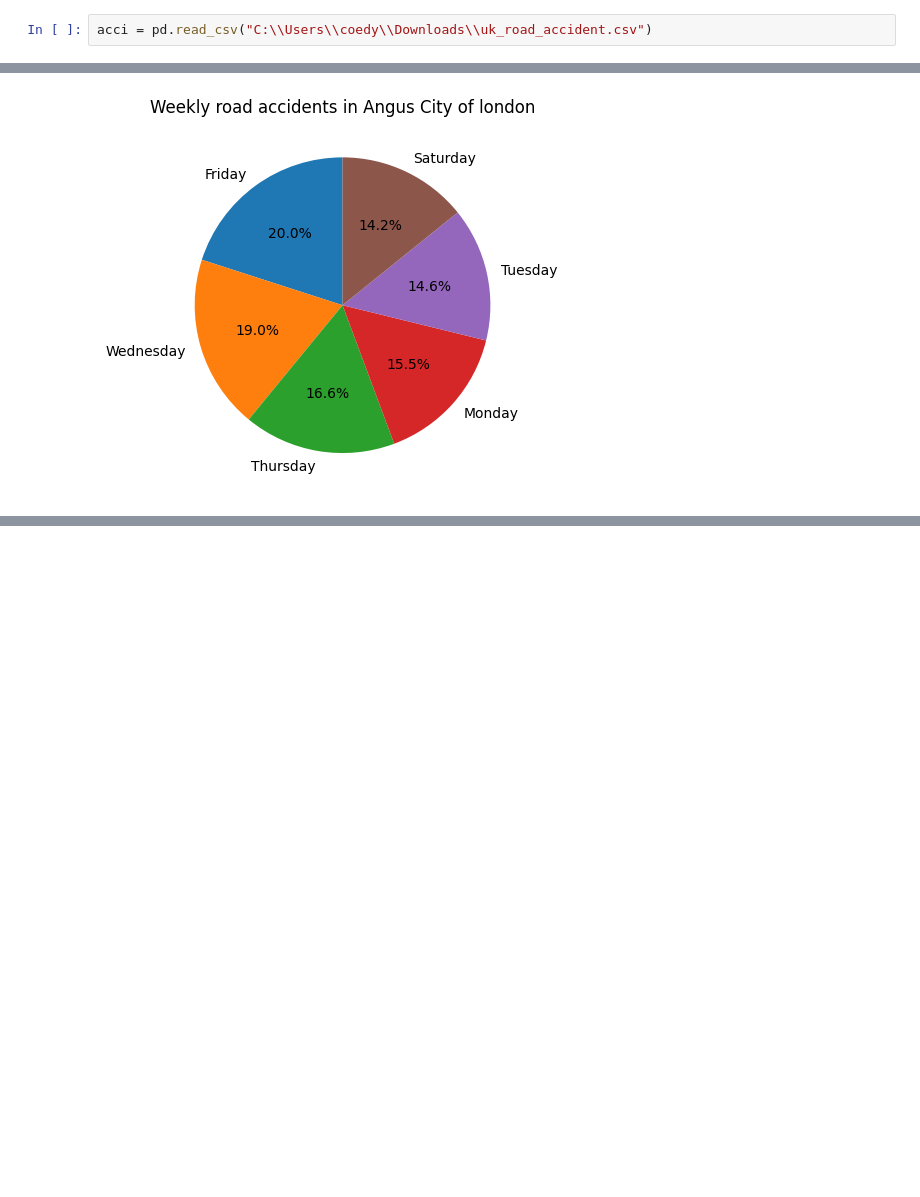
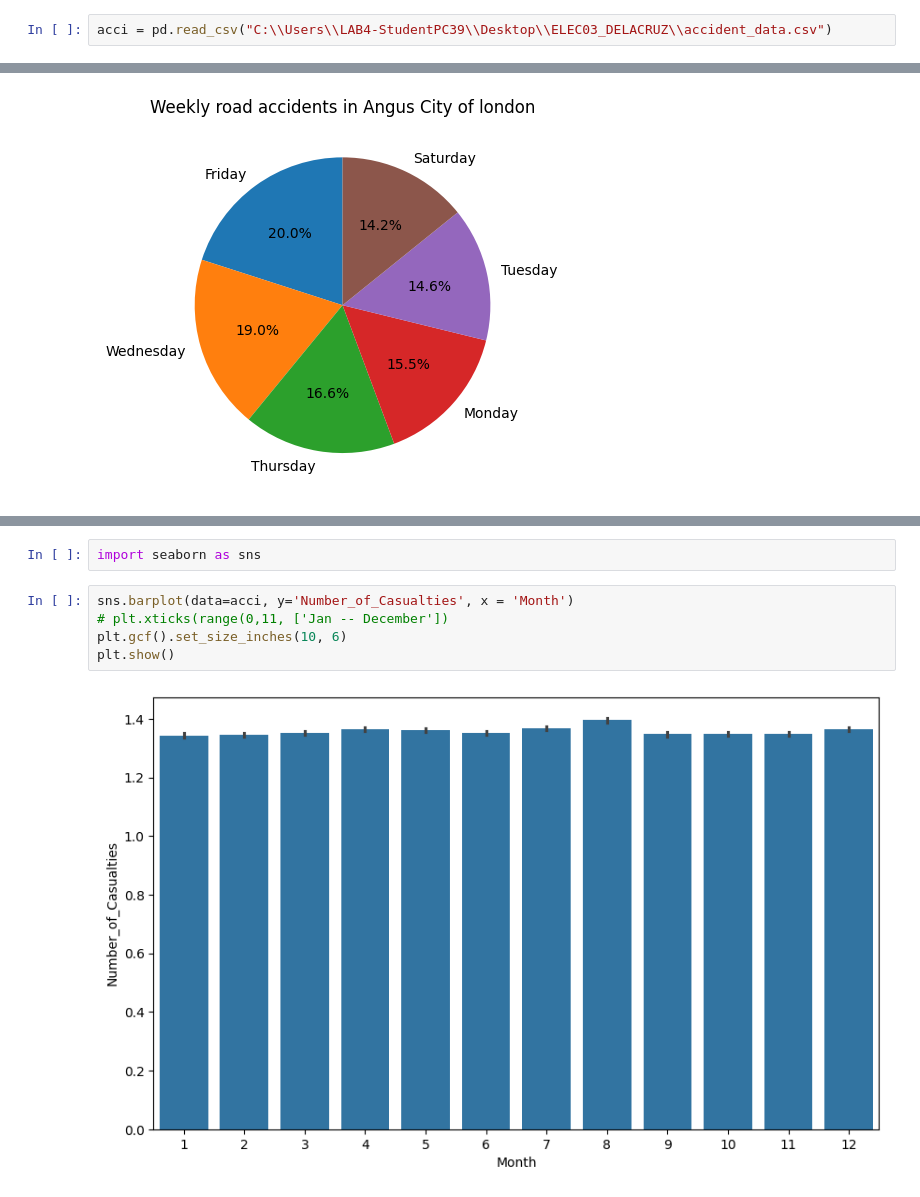
Before and after one commit to Johnjsp/act2_20insights, a Jupyter notebook: Project3_uk_acci.ipynb, the cells around one changed output, grey strips where cells are left out. Drawn from its saved outputs; the diff is of its cells as text; blank space fills up the shorter version.

```diff
--- a/Project3_uk_acci.ipynb
+++ b/Project3_uk_acci.ipynb
@@ -7,7 +7,7 @@ import matplotlib.pyplot as plt
 # %% [markdown]
 <h2>Converting data set to data frame</h2>
 # %%
-acci = pd.read_csv("C:\\Users\\coedy\\Downloads\\uk_road_accident.csv")
+acci = pd.read_csv("C:\\Users\\LAB4-StudentPC39\\Desktop\\ELEC03_DELACRUZ\\accident_data.csv")
 # %%
 acci
 # %% [output]
@@ -1460,0 +1471,9 @@ plt.show()
+# %%
+import seaborn as sns
+# %%
+sns.barplot(data=acci, y='Number_of_Casualties', x = 'Month')
+# plt.xticks(range(0,11, ['Jan -- December'])
+plt.gcf().set_size_inches(10, 6)
+plt.show()
+# %% [output]
+[figure, added]
```
Also changed, not shown: parts of 8 cells of this notebook.
